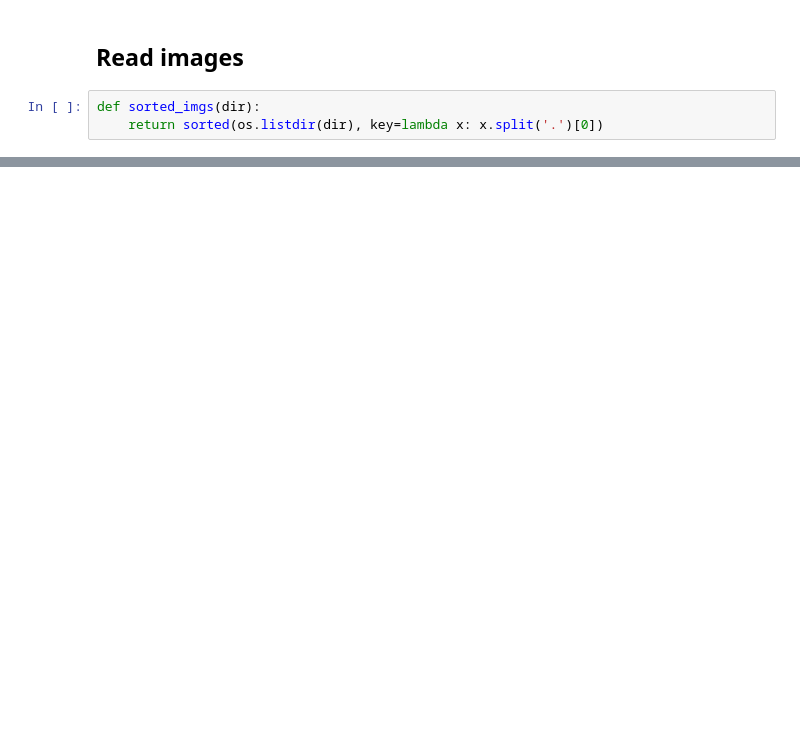
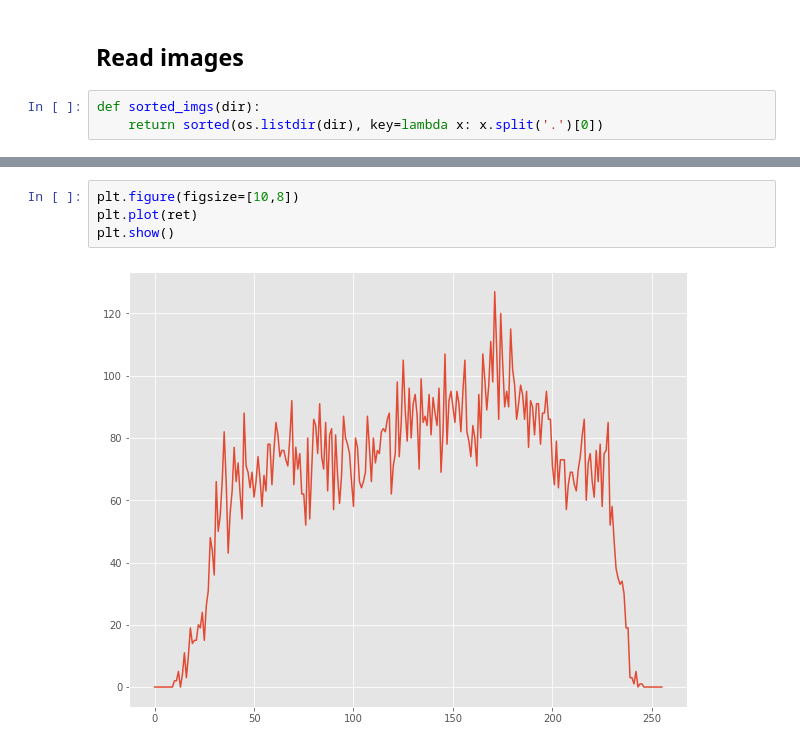
Before and after one commit to maxmelo1/VC_Rec_imagens, a Jupyter notebook: HIR.ipynb, the cells around one changed output, grey strips where cells are left out. Cells and saved outputs as stored; diff of their text form; blank space fills up the shorter version.

```diff
--- a/HIR.ipynb
+++ b/HIR.ipynb
@@ -52,0 +92,6 @@ def dist_pdf(src_img, comp_img):
+# %%
+plt.figure(figsize=[10,8])
+plt.plot(ret)
+plt.show()
+# %% [output]
+[figure, added]
```
Also changed, not shown: parts of 16 cells of this notebook.
